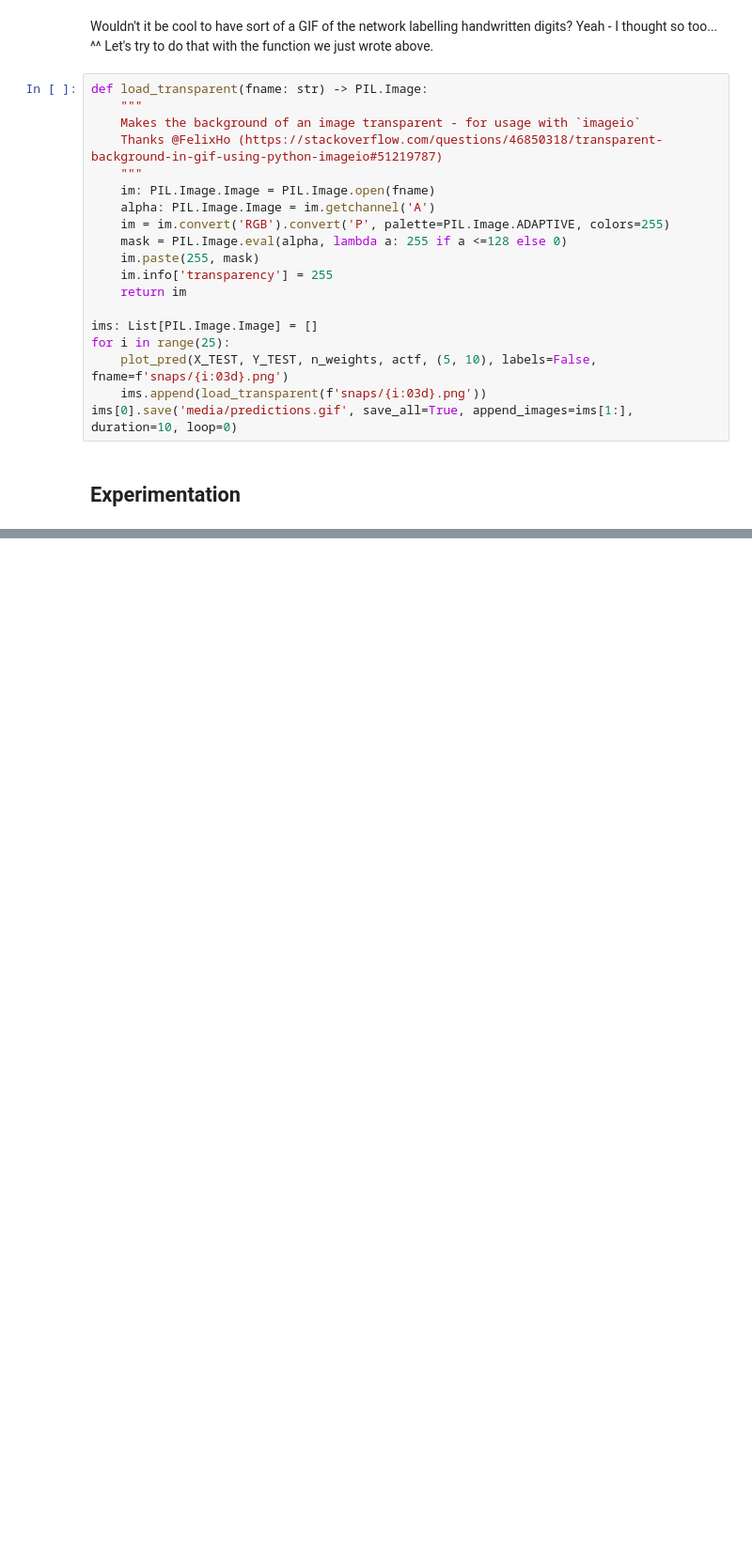
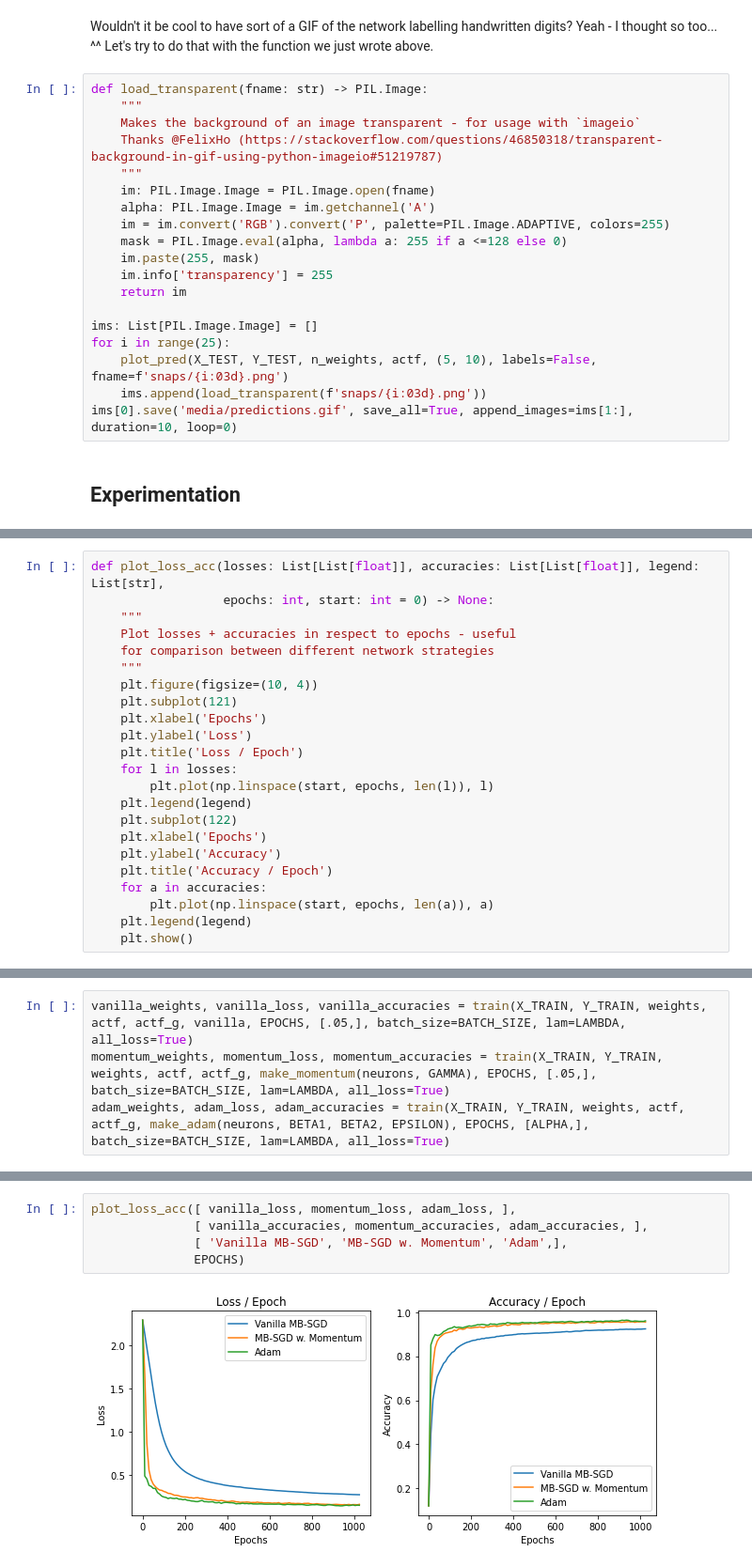
Before and after one commit to MattMoony/ann_mnist, a Jupyter notebook: main.ipynb, the cells around one changed output, grey strips where cells are left out. Shown at 94% size. Saved outputs shown, nothing was run; the diff lists cells and outputs as text; blank space fills up the shorter version.

```diff
--- a/main.ipynb
+++ b/main.ipynb
@@ -532,0 +540,23 @@ _To be continued ..._
+# %%
+def plot_loss_acc(losses: List[List[float]], accuracies: List[List[float]], legend: List[str],
+                  epochs: int, start: int = 0) -> None:
+    """
+    Plot losses + accuracies in respect to epochs - useful
+    for comparison between different network strategies
+    """
+    plt.figure(figsize=(10, 4))
+    plt.subplot(121)
+    plt.xlabel('Epochs')
+    plt.ylabel('Loss')
+    plt.title('Loss / Epoch')
+    for l in losses:
+        plt.plot(np.linspace(start, epochs, len(l)), l)
+    plt.legend(legend)
+    plt.subplot(122)
+    plt.xlabel('Epochs')
+    plt.ylabel('Accuracy')
+    plt.title('Accuracy / Epoch')
+    for a in accuracies:
+        plt.plot(np.linspace(start, epochs, len(a)), a)
+    plt.legend(legend)
+    plt.show()
@@ -532,0 +567,4 @@ _To be continued ..._
+# %%
+vanilla_weights, vanilla_loss, vanilla_accuracies = train(X_TRAIN, Y_TRAIN, weights, actf, actf_g, vanilla, EPOCHS, [.05,], batch_size=BATCH_SIZE, lam=LAMBDA, all_loss=True)
+momentum_weights, momentum_loss, momentum_accuracies = train(X_TRAIN, Y_TRAIN, weights, actf, actf_g, make_momentum(neurons, GAMMA), EPOCHS, [.05,], batch_size=BATCH_SIZE, lam=LAMBDA, all_loss=True)
+adam_weights, adam_loss, adam_accuracies = train(X_TRAIN, Y_TRAIN, weights, actf, actf_g, make_adam(neurons, BETA1, BETA2, EPSILON), EPOCHS, [ALPHA,], batch_size=BATCH_SIZE, lam=LAMBDA, all_loss=True)
@@ -532,0 +589,7 @@ _To be continued ..._
+# %%
+plot_loss_acc([ vanilla_loss, momentum_loss, adam_loss, ],
+              [ vanilla_accuracies, momentum_accuracies, adam_accuracies, ],
+              [ 'Vanilla MB-SGD', 'MB-SGD w. Momentum', 'Adam',],
+              EPOCHS)
+# %% [output]
+[figure, added]
```
Also changed, not shown: parts of 20 cells of this notebook.
